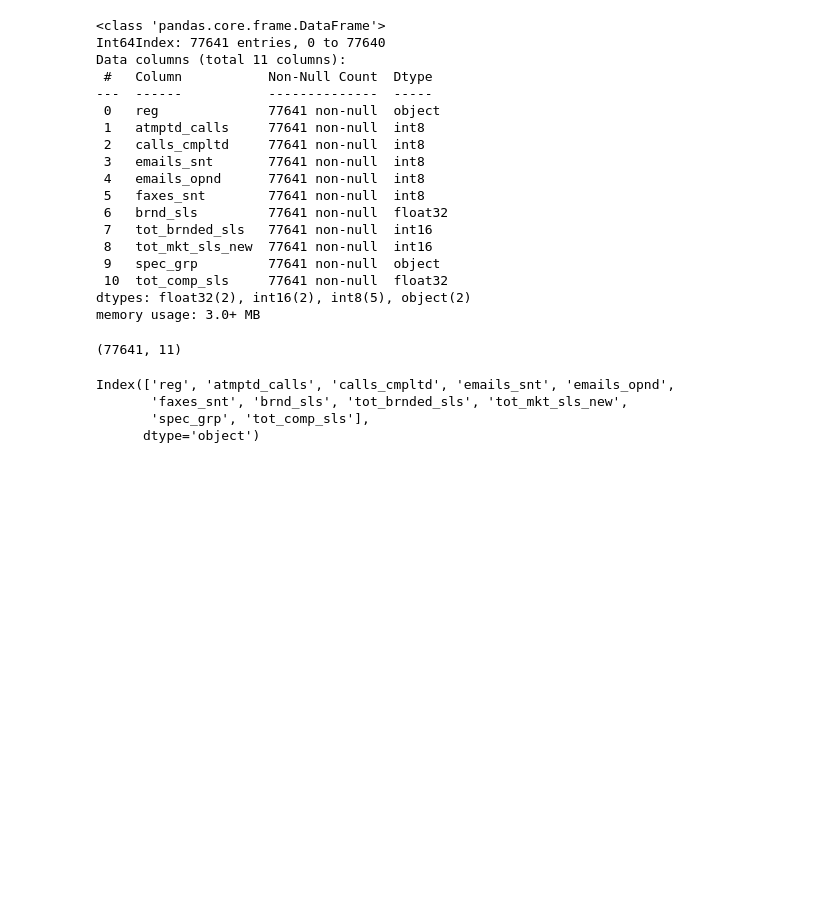
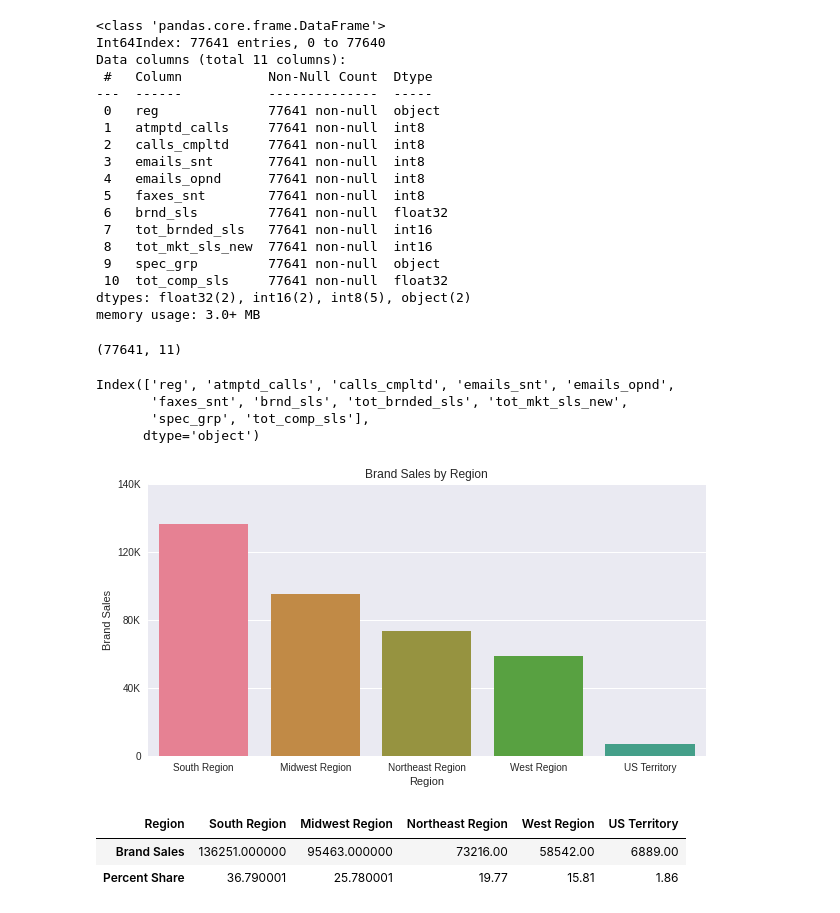
Before and after one commit to sarang-manohar/hogwarts, a Jupyter notebook: caseStudies/code/Case study for Indegene - Sarang Manohar.ipynb, the cells around one changed output. Drawn from its saved outputs; the diff is of its cells as text; code cells hidden in the pictures; blank space fills up the shorter version.

```diff
--- a/caseStudies/code/Case study for Indegene - Sarang Manohar.ipynb
+++ b/caseStudies/code/Case study for Indegene - Sarang Manohar.ipynb
@@ -428,3 +519,17 @@ Index(['reg', 'atmptd_calls', 'calls_cmpltd', 'emails_snt', 'emails_opnd',
        'faxes_snt', 'brnd_sls', 'tot_brnded_sls', 'tot_mkt_sls_new',
        'spec_grp', 'tot_comp_sls'],
       dtype='object')
+# %%
+df_reg_brnd = df_final.groupby(['reg'])[['reg','brnd_sls']].sum().reset_index().sort_values(['brnd_sls'],ascending=False).reset_index().drop({'index'},axis=1)
+fig = plt.figure(figsize=(10,5))
+sns.barplot(data=df_reg_brnd,x='reg',y='brnd_sls',ci=False,estimator=sum)
+plt.title('Brand Sales by Region'); plt.xlabel('Region'); plt.ylabel('Brand Sales'); plt.yticks([0,40000,80000,120000,160000],['0','40K','80K','120K','140K']); plt.show()
+df_reg_brnd['share'] = (df_reg_brnd['brnd_sls']*100/df_reg_brnd['brnd_sls'].sum())
+df_reg_brnd.columns = ['Region','Brand Sales','Percent Share']
+df_reg_brnd.index = df_reg_brnd['Region']
+display(df_reg_brnd.round(2).drop('Region',axis=1).T)
+# %% [output]
+[figure, added]
+| Region | South Region | Midwest Region | Northeast Region | West Region | US Territory |
+| Brand Sales | 136251.000000 | 95463.000000 | 73216.00 | 58542.00 | 6889.00 |
+| Percent Share | 36.790001 | 25.780001 | 19.77 | 15.81 | 1.86 |
```
Also changed, not shown: parts of 13 cells of this notebook.
